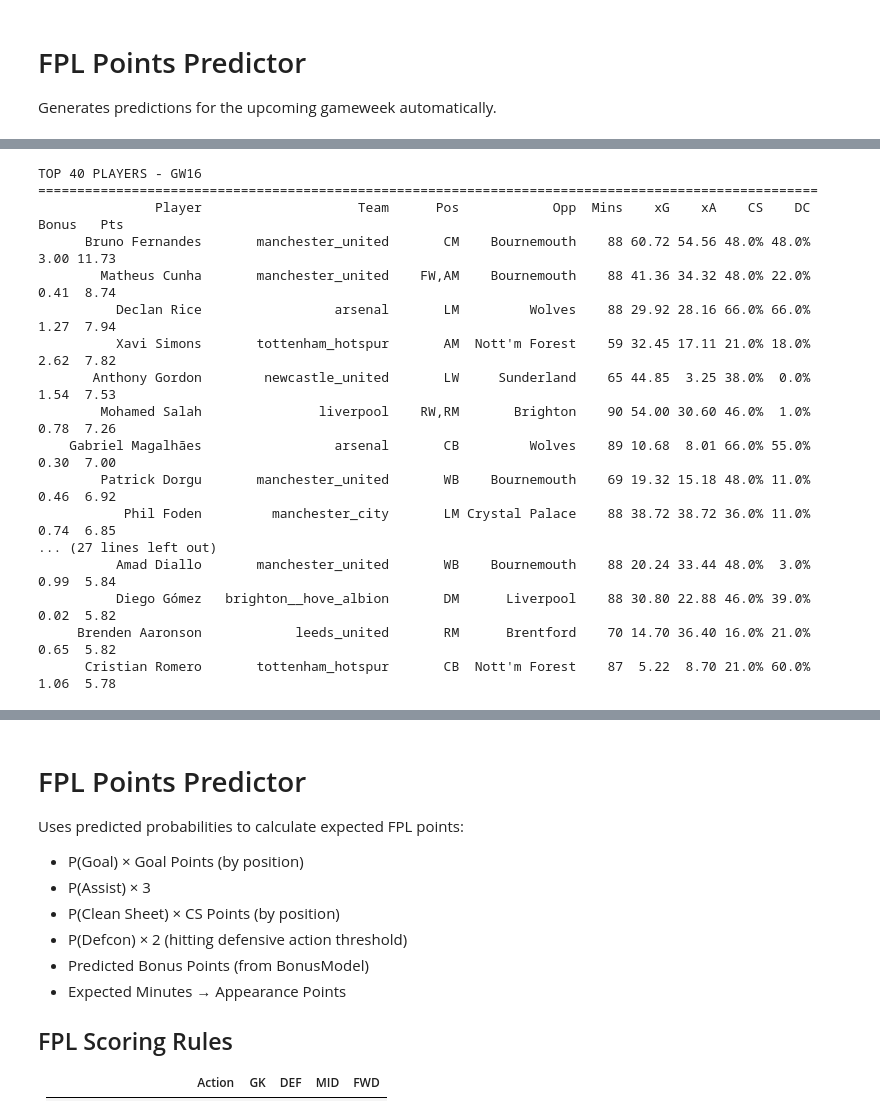
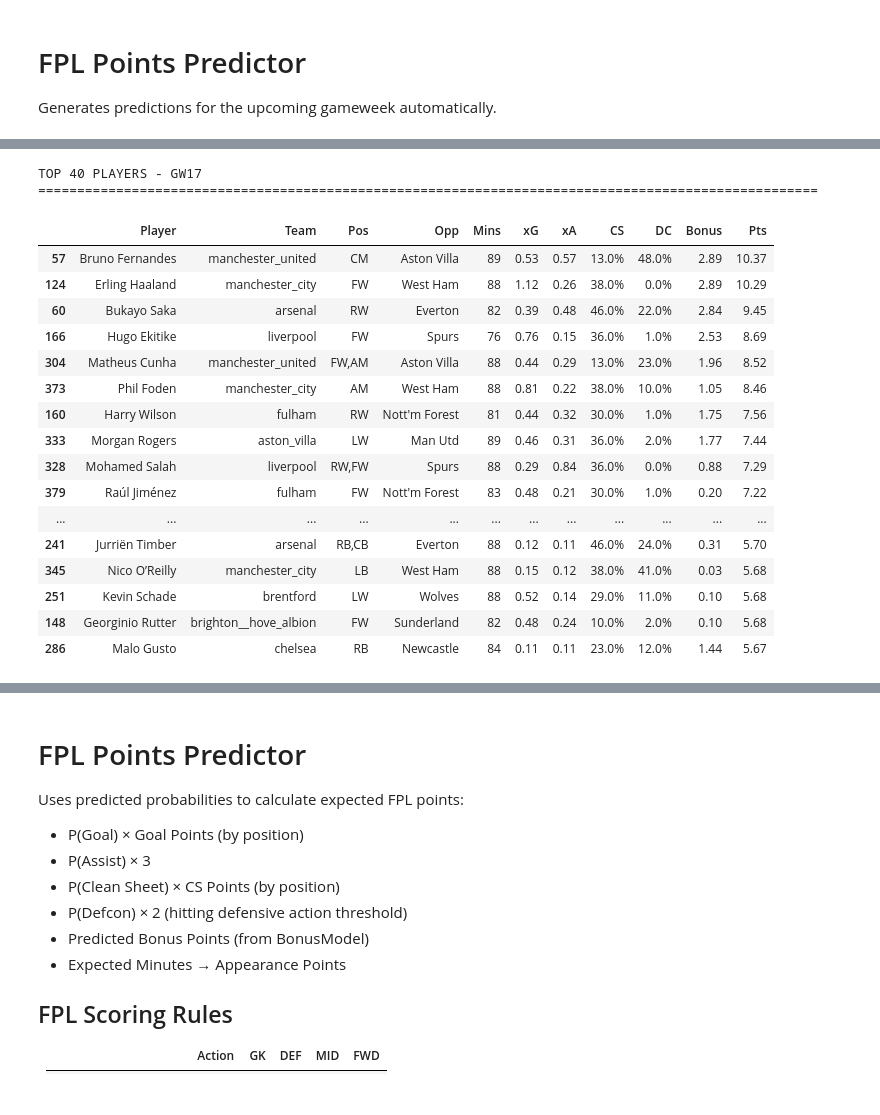
Before and after one commit to danielfindley/fpl_projections, a Jupyter notebook: notebooks/fpl_points_predictor.ipynb, the cells around one changed output, grey strips where cells are left out. Saved outputs shown, nothing was run; the diff lists cells and outputs as text; code cells hidden in the pictures.

Commit message:
added tuning, bonus model improvement, more

```diff
--- a/notebooks/fpl_points_predictor.ipynb
+++ b/notebooks/fpl_points_predictor.ipynb
@@ -71,42 +71,45 @@ PIPELINE COMPLETE!
 # %%
 # STEP 3: VIEW TOP 40 PLAYERS
 import pandas as pd
 
 cols = ['player_name', 'team', 'position', 'opponent', 'pred_minutes',
         'pred_exp_goals', 'pred_exp_assists', 'pred_cs_prob',
         'pred_defcon_prob', 'pred_bonus', 'exp_total_pts']
 
 top40 = test_df.nlargest(40, 'exp_total_pts')[cols].copy()
 top40['pred_minutes'] = top40['pred_minutes'].round(0).astype(int)
-top40['pred_exp_goals'] = (top40['pred_exp_goals']*top40["pred_minutes"]).round(2)
-top40['pred_exp_assists'] = (top40['pred_exp_assists']*top40["pred_minutes"]).round(2)
+top40['pred_exp_goals'] = (top40['pred_exp_goals']*(top40["pred_minutes"]/90)).round(2)
+top40['pred_exp_assists'] = (top40['pred_exp_assists']*(top40["pred_minutes"]/90)).round(2)
 top40['pred_cs_prob'] = (top40['pred_cs_prob'] * 100).round(0).astype(str) + '%'
 top40['pred_defcon_prob'] = (top40['pred_defcon_prob'] * 100).round(0).astype(str) + '%'
 top40['pred_bonus'] = top40['pred_bonus'].round(2)
 top40['exp_total_pts'] = top40['exp_total_pts'].round(2)
 
 top40.columns = ['Player', 'Team', 'Pos', 'Opp', 'Mins', 'xG', 'xA', 'CS', 'DC', 'Bonus', 'Pts']
 print(f'TOP 40 PLAYERS - GW{TARGET_GW}')
 print('=' * 100)
-print(top40.to_string(index=False))
+top40
+#print(top40.to_string(index=False))
 # %% [output]
-TOP 40 PLAYERS - GW16
+TOP 40 PLAYERS - GW17
 ====================================================================================================
-               Player                    Team      Pos            Opp  Mins    xG    xA    CS    DC  Bonus   Pts
-      Bruno Fernandes       manchester_united       CM    Bournemouth    88 60.72 54.56 48.0% 48.0%   3.00 11.73
-        Matheus Cunha       manchester_united    FW,AM    Bournemouth    88 41.36 34.32 48.0% 22.0%   0.41  8.74
-          Declan Rice                 arsenal       LM         Wolves    88 29.92 28.16 66.0% 66.0%   1.27  7.94
-          Xavi Simons       tottenham_hotspur       AM  Nott'm Forest    59 32.45 17.11 21.0% 18.0%   2.62  7.82
-       Anthony Gordon        newcastle_united       LW     Sunderland    65 44.85  3.25 38.0%  0.0%   1.54  7.53
-        Mohamed Salah               liverpool    RW,RM       Brighton    90 54.00 30.60 46.0%  1.0%   0.78  7.26
-    Gabriel Magalhães                 arsenal       CB         Wolves    89 10.68  8.01 66.0% 55.0%   0.30  7.00
-        Patrick Dorgu       manchester_united       WB    Bournemouth    69 19.32 15.18 48.0% 11.0%   0.46  6.92
-           Phil Foden         manchester_city       LM Crystal Palace    88 38.72 38.72 36.0% 11.0%   0.74  6.85
-... (27 lines left out)
-          Amad Diallo       manchester_united       WB    Bournemouth    88 20.24 33.44 48.0%  3.0%   0.99  5.84
-          Diego Gómez   brighton__hove_albion       DM      Liverpool    88 30.80 22.88 46.0% 39.0%   0.02  5.82
-     Brenden Aaronson            leeds_united       RM      Brentford    70 14.70 36.40 16.0% 21.0%   0.65  5.82
-      Cristian Romero       tottenham_hotspur       CB  Nott'm Forest    87  5.22  8.70 21.0% 60.0%   1.06  5.78
+|  | Player | Team | Pos | Opp | Mins | xG | xA | CS | DC | Bonus | Pts |
+| 57 | Bruno Fernandes | manchester_united | CM | Aston Villa | 89 | 0.53 | 0.57 | 13.0% | 48.0% | 2.89 | 10.37 |
+| 124 | Erling Haaland | manchester_city | FW | West Ham | 88 | 1.12 | 0.26 | 38.0% | 0.0% | 2.89 | 10.29 |
+| 60 | Bukayo Saka | arsenal | RW | Everton | 82 | 0.39 | 0.48 | 46.0% | 22.0% | 2.84 | 9.45 |
+| 166 | Hugo Ekitike | liverpool | FW | Spurs | 76 | 0.76 | 0.15 | 36.0% | 1.0% | 2.53 | 8.69 |
+| 304 | Matheus Cunha | manchester_united | FW,AM | Aston Villa | 88 | 0.44 | 0.29 | 13.0% | 23.0% | 1.96 | 8.52 |
+| 373 | Phil Foden | manchester_city | AM | West Ham | 88 | 0.81 | 0.22 | 38.0% | 10.0% | 1.05 | 8.46 |
+| 160 | Harry Wilson | fulham | RW | Nott'm Forest | 81 | 0.44 | 0.32 | 30.0% | 1.0% | 1.75 | 7.56 |
+| 333 | Morgan Rogers | aston_villa | LW | Man Utd | 89 | 0.46 | 0.31 | 36.0% | 2.0% | 1.77 | 7.44 |
+| 328 | Mohamed Salah | liverpool | RW,FW | Spurs | 88 | 0.29 | 0.84 | 36.0% | 0.0% | 0.88 | 7.29 |
+| 379 | Raúl Jiménez | fulham | FW | Nott'm Forest | 83 | 0.48 | 0.21 | 30.0% | 1.0% | 0.20 | 7.22 |
+| ... | ... | ... | ... | ... | ... | ... | ... | ... | ... | ... | ... |
+| 241 | Jurriën Timber | arsenal | RB,CB | Everton | 88 | 0.12 | 0.11 | 46.0% | 24.0% | 0.31 | 5.70 |
+| 345 | Nico O’Reilly | manchester_city | LB | West Ham | 88 | 0.15 | 0.12 | 38.0% | 41.0% | 0.03 | 5.68 |
+| 251 | Kevin Schade | brentford | LW | Wolves | 88 | 0.52 | 0.14 | 29.0% | 11.0% | 0.10 | 5.68 |
+| 148 | Georginio Rutter | brighton__hove_albion | FW | Sunderland | 82 | 0.48 | 0.24 | 10.0% | 2.0% | 0.10 | 5.68 |
+| 286 | Malo Gusto | chelsea | RB | Newcastle | 84 | 0.11 | 0.11 | 23.0% | 12.0% | 1.44 | 5.67 |
 # %%
 
 test_df.loc[test_df['player_name']=="Erling Haaland"][['player_name', 'team', 'position', 'opponent', 'pred_minutes',
```
Also changed, not shown: parts of 10 cells of this notebook, 18 other files.
